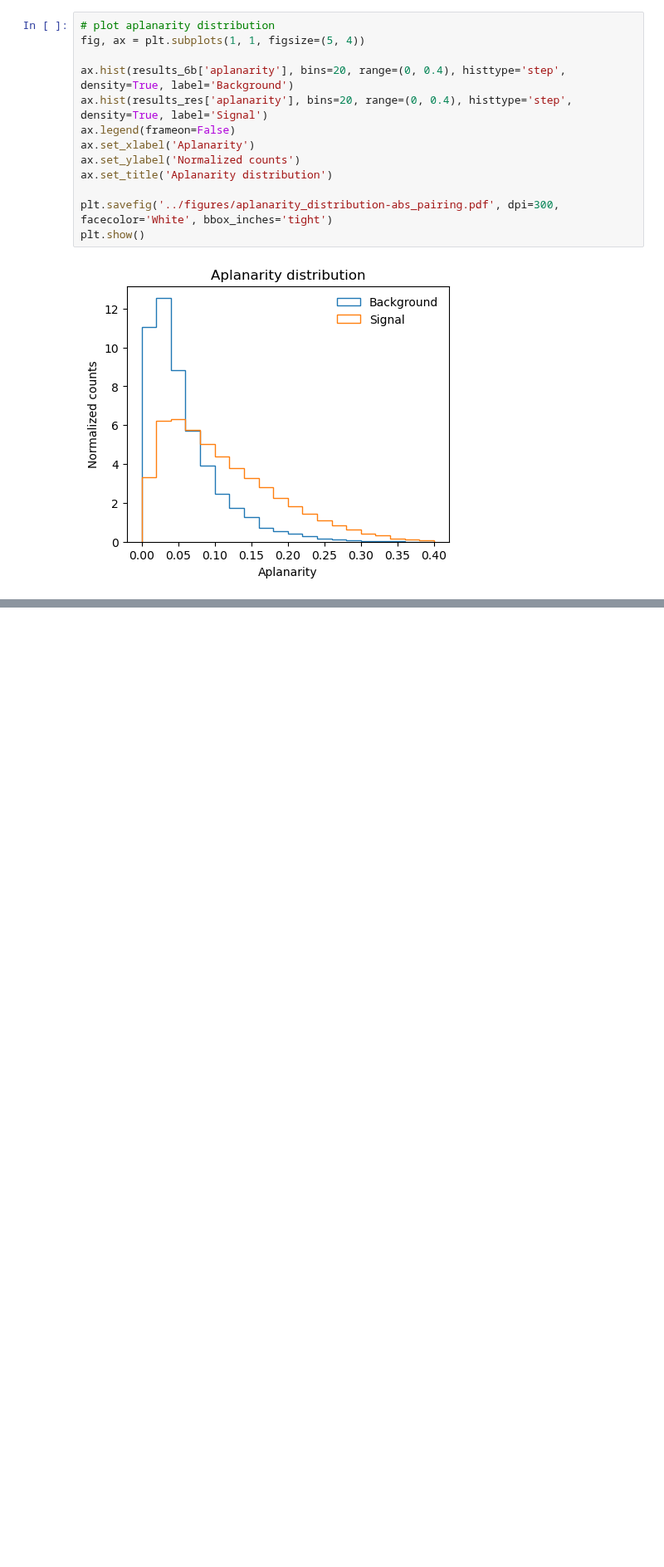
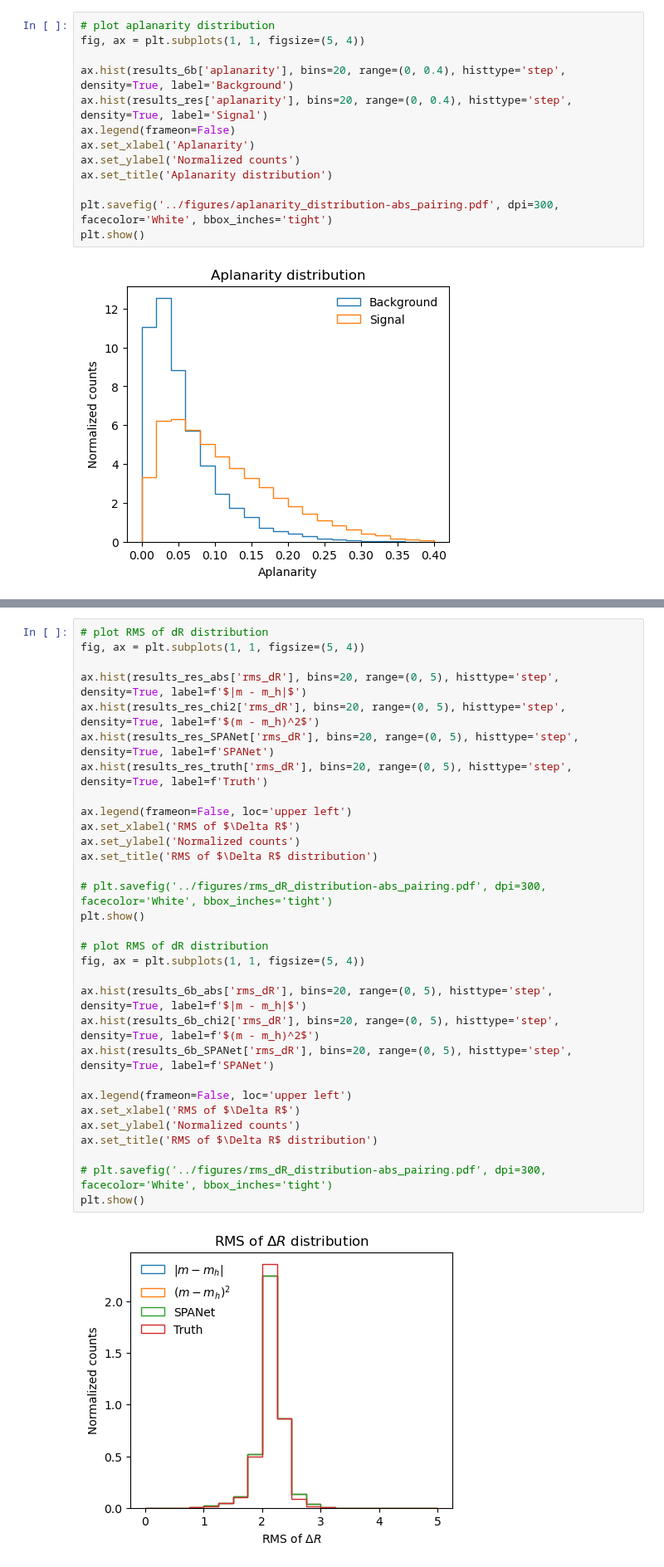
Before and after one commit to r10222035/3h6b_collider_study, a Jupyter notebook: DNN/plot_DNN_features.ipynb, the cells around one changed output, grey strips where cells are left out. Shown at 83% size. Cells and saved outputs as stored; diff of their text form; blank space fills up the shorter version.

```diff
--- a/DNN/plot_DNN_features.ipynb
+++ b/DNN/plot_DNN_features.ipynb
@@ -146,0 +196,33 @@ plt.show()
+# %%
+# plot RMS of dR distribution
+fig, ax = plt.subplots(1, 1, figsize=(5, 4))
+
+ax.hist(results_res_abs['rms_dR'], bins=20, range=(0, 5), histtype='step', density=True, label=f'$|m - m_h|$')
+ax.hist(results_res_chi2['rms_dR'], bins=20, range=(0, 5), histtype='step', density=True, label=f'$(m - m_h)^2$')
+ax.hist(results_res_SPANet['rms_dR'], bins=20, range=(0, 5), histtype='step', density=True, label=f'SPANet')
+ax.hist(results_res_truth['rms_dR'], bins=20, range=(0, 5), histtype='step', density=True, label=f'Truth')
+
+ax.legend(frameon=False, loc='upper left')
+ax.set_xlabel('RMS of $\Delta R$')
+ax.set_ylabel('Normalized counts')
+ax.set_title('RMS of $\Delta R$ distribution')
+
+# plt.savefig('../figures/rms_dR_distribution-abs_pairing.pdf', dpi=300, facecolor='White', bbox_inches='tight')
+plt.show()
+
+# plot RMS of dR distribution
+fig, ax = plt.subplots(1, 1, figsize=(5, 4))
+
+ax.hist(results_6b_abs['rms_dR'], bins=20, range=(0, 5), histtype='step', density=True, label=f'$|m - m_h|$')
+ax.hist(results_6b_chi2['rms_dR'], bins=20, range=(0, 5), histtype='step', density=True, label=f'$(m - m_h)^2$')
+ax.hist(results_6b_SPANet['rms_dR'], bins=20, range=(0, 5), histtype='step', density=True, label=f'SPANet')
+
+ax.legend(frameon=False, loc='upper left')
+ax.set_xlabel('RMS of $\Delta R$')
+ax.set_ylabel('Normalized counts')
+ax.set_title('RMS of $\Delta R$ distribution')
+
+# plt.savefig('../figures/rms_dR_distribution-abs_pairing.pdf', dpi=300, facecolor='White', bbox_inches='tight')
+plt.show()
+# %% [output]
+[figure, added]
```
Also changed, not shown: parts of 12 cells of this notebook, 7 other files.
